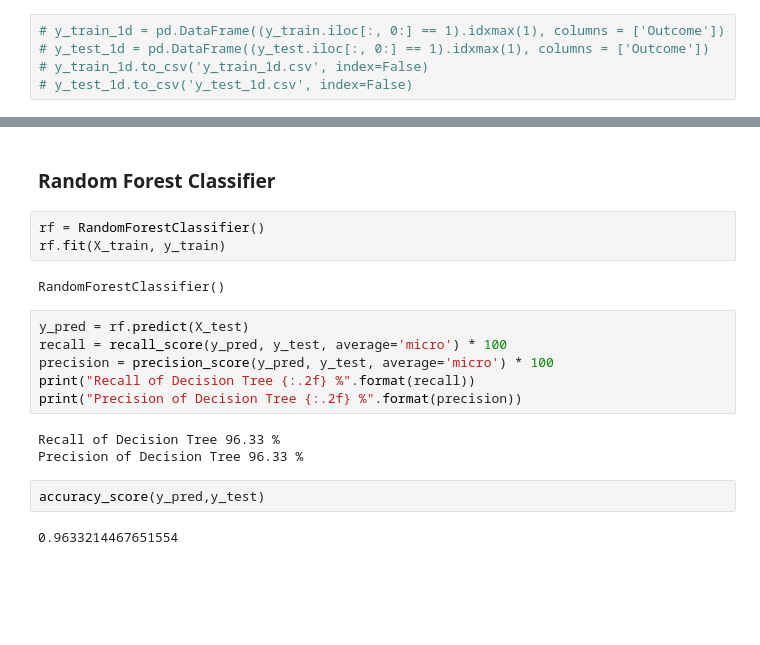
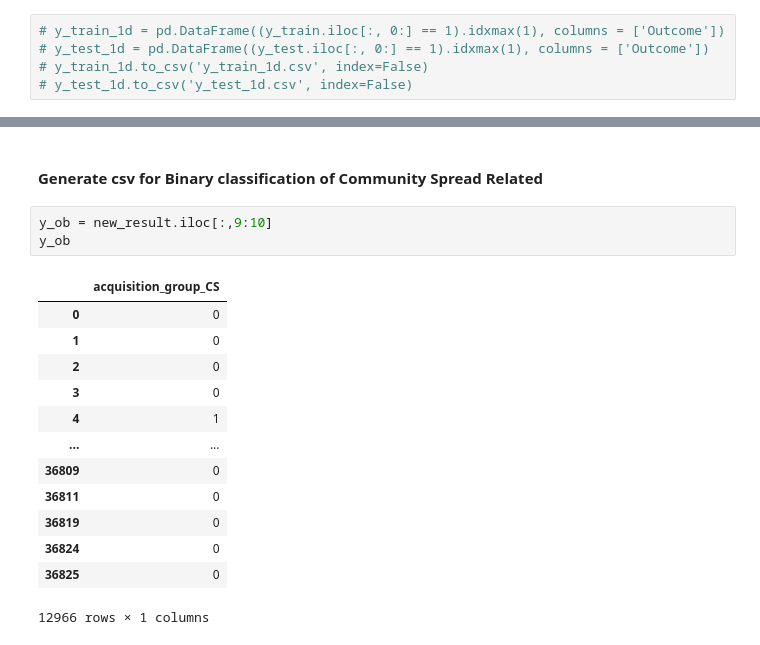
Before and after one commit to vekshan/Covid-19-Tracking-and-Lifestyle-Trends, a Jupyter notebook: Data Mining/eda_and_preprocessing.ipynb, the cells around one changed output, grey strips where cells are left out. Saved outputs shown, nothing was run; the diff lists cells and outputs as text; blank space fills up the shorter version.

```diff
--- a/Data Mining/eda_and_preprocessing.ipynb
+++ b/Data Mining/eda_and_preprocessing.ipynb
@@ -368,20 +211,19 @@ Precision of Decision Tree 97.15 %
-# %% [markdown]
-### Random Forest Classifier
-# %%
-rf = RandomForestClassifier()
-rf.fit(X_train, y_train)
-# %% [output]
-RandomForestClassifier()
-# %%
-y_pred = rf.predict(X_test)
-recall = recall_score(y_pred, y_test, average='micro') * 100
-precision = precision_score(y_pred, y_test, average='micro') * 100
-print("Recall of Decision Tree {:.2f} %".format(recall))
-print("Precision of Decision Tree {:.2f} %".format(precision))
-# %% [output]
-Recall of Decision Tree 96.33 %
-Precision of Decision Tree 96.33 %
-# %%
-accuracy_score(y_pred,y_test)
-# %% [output]
-0.9633214467651554
+# %% [markdown]
+#### Generate csv for Binary classification of Community Spread Related
+# %%
+y_ob = new_result.iloc[:,9:10]
+y_ob
+# %% [output]
+|  | acquisition_group_CS |
+| 0 | 0 |
+| 1 | 0 |
+| 2 | 0 |
+| 3 | 0 |
+| 4 | 1 |
+| ... | ... |
+| 36809 | 0 |
+| 36811 | 0 |
+| 36819 | 0 |
+| 36824 | 0 |
+| 36825 | 0 |
+12966 rows × 1 columns
```
Also changed, not shown: parts of 36 cells of this notebook, 13 other files.
